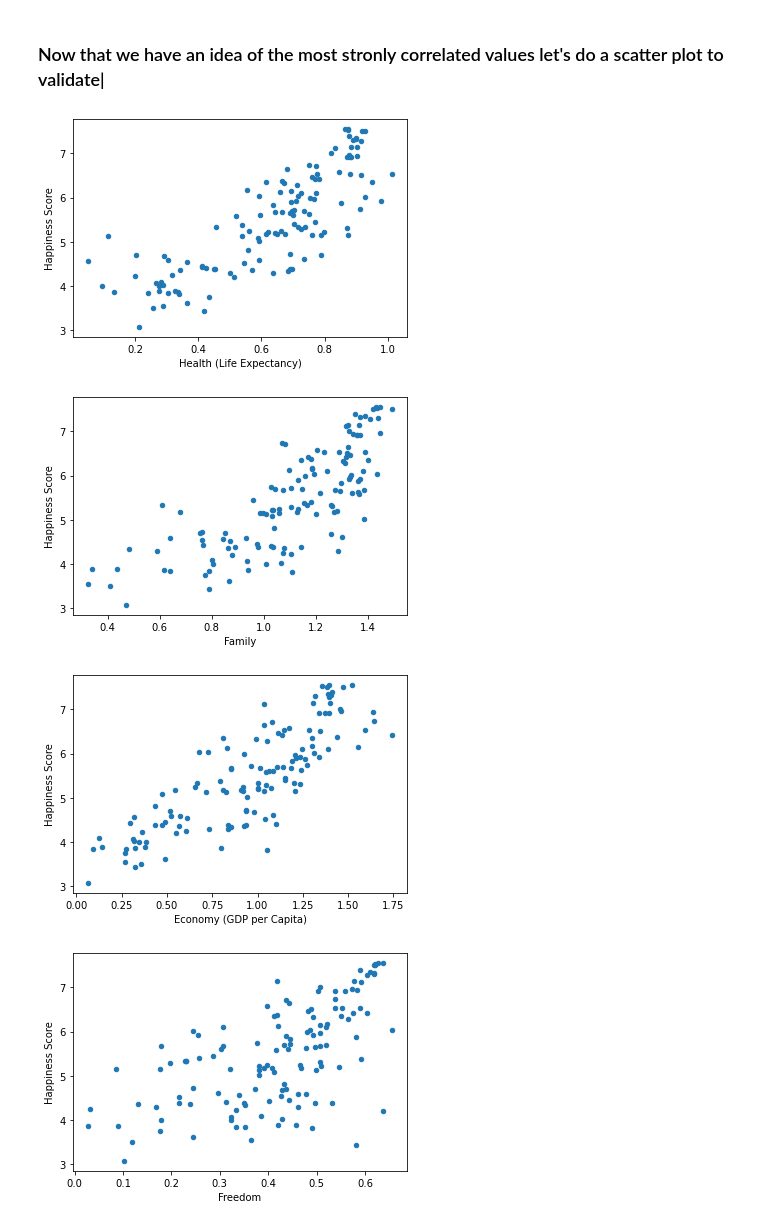
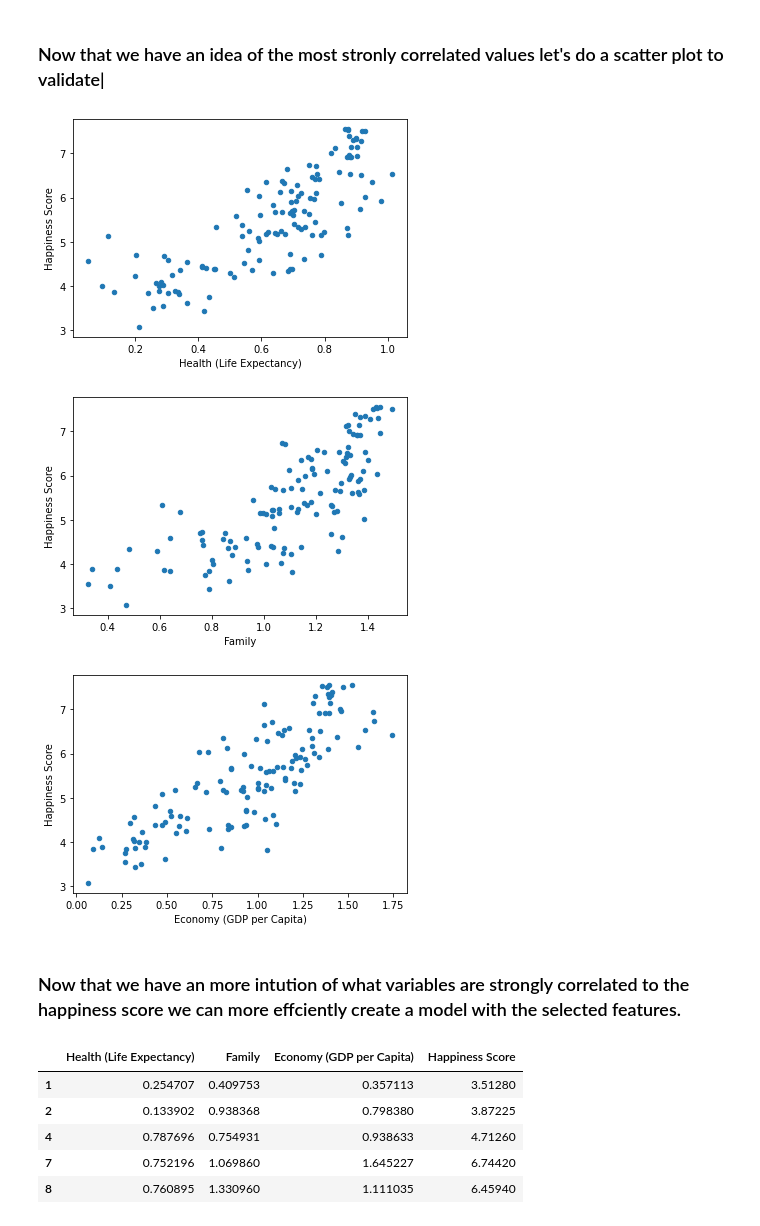
Before and after one commit to qshen9581/ds5100-group2, a Jupyter notebook: happiness_basemap.ipynb, the cells around one changed output. Drawn from its saved outputs; the diff is of its cells as text; code cells hidden in the pictures.

```diff
--- a/happiness_basemap.ipynb
+++ b/happiness_basemap.ipynb
@@ -314,11 +282,12 @@ dtype: float64
 # %% [markdown]
 ### Now that we have an idea of the most stronly correlated values let's do a scatter plot to validate|
 # %%
-correlated = ['Health (Life Expectancy)', 'Family', 'Economy (GDP per Capita)', 'Freedom']
+correlated = ['Health (Life Expectancy)', 'Family', 'Economy (GDP per Capita)']
 for c in correlated:
     ax = merged_grouped_clean.plot.scatter(x=c, y="Happiness Score")
 # %% [output]
 [figure]
 [figure]
 [figure]
-[figure, removed]
+# %% [markdown]
+### Now that we have an more intution of what variables are strongly correlated to the happiness score we can more effciently create a model with the selected features.
@@ -324,0 +300,17 @@ for c in correlated:
+# %%
+pred = ['Health (Life Expectancy)', 'Family', 'Economy (GDP per Capita)']
+resp = ['Happiness Score']
+# %%
+df =  merged_grouped_clean
+# %%
+keep_cols = pred + resp
+df = df[keep_cols]
+df = df.dropna()
+df.head()
+# %% [output]
+|  | Health (Life Expectancy) | Family | Economy (GDP per Capita) | Happiness Score |
+| 1 | 0.254707 | 0.409753 | 0.357113 | 3.51280 |
+| 2 | 0.133902 | 0.938368 | 0.798380 | 3.87225 |
+| 4 | 0.787696 | 0.754931 | 0.938633 | 4.71260 |
+| 7 | 0.752196 | 1.069860 | 1.645227 | 6.74420 |
+| 8 | 0.760895 | 1.330960 | 1.111035 | 6.45940 |
```
Also changed, not shown: parts of 19 cells of this notebook.
